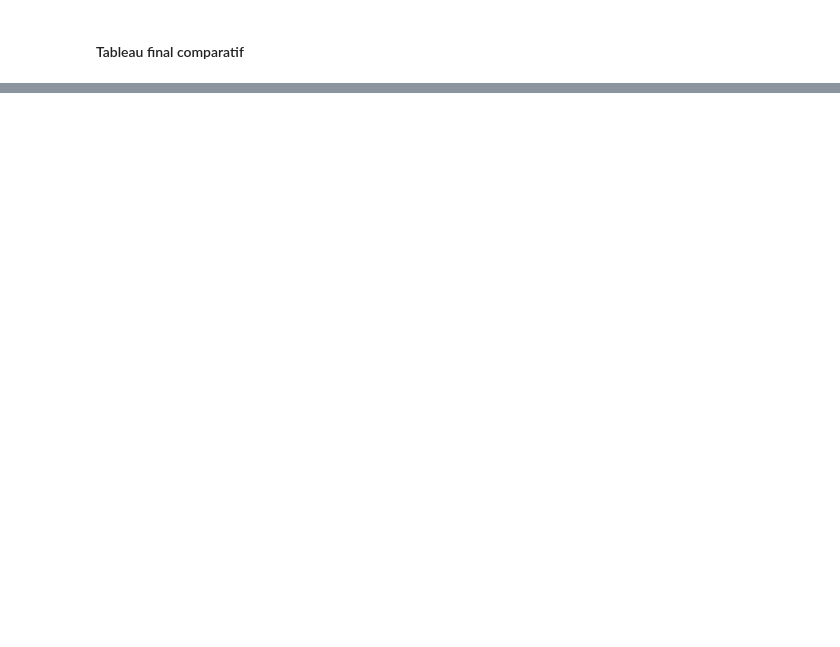
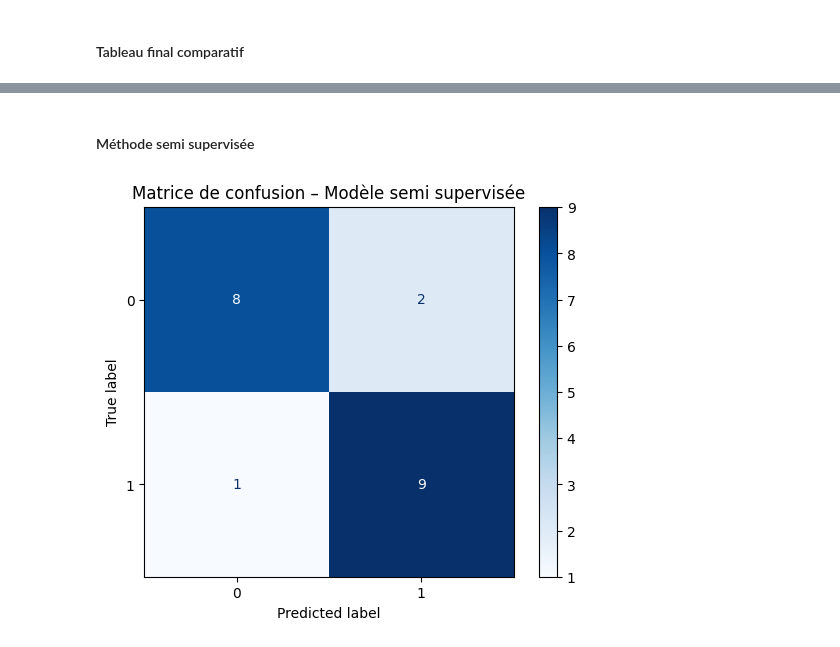
Before and after one commit to SCFlorian/Apprentissage_semi_supervise, a Jupyter notebook: notebooks/notebook_4_modelisation_semi_supervisee.ipynb, the cells around one changed output, grey strips where cells are left out. Saved outputs shown, nothing was run; the diff lists cells and outputs as text; code cells hidden in the pictures; blank space fills up the shorter version.

```diff
--- a/notebooks/notebook_4_modelisation_semi_supervisee.ipynb
+++ b/notebooks/notebook_4_modelisation_semi_supervisee.ipynb
@@ -446,0 +587,10 @@ df_results
+# %% [markdown]
+#### Méthode semi supervisée
+# %%
+cm_semi = confusion_matrix(truths_semi, preds_semi)
+disp_semi = ConfusionMatrixDisplay(cm_semi)
+disp_semi.plot(cmap="Blues")
+plt.title("Matrice de confusion – Modèle semi supervisée")
+plt.show()
+# %% [output]
+[figure, added]
```
Also changed, not shown: parts of 29 cells of this notebook.
